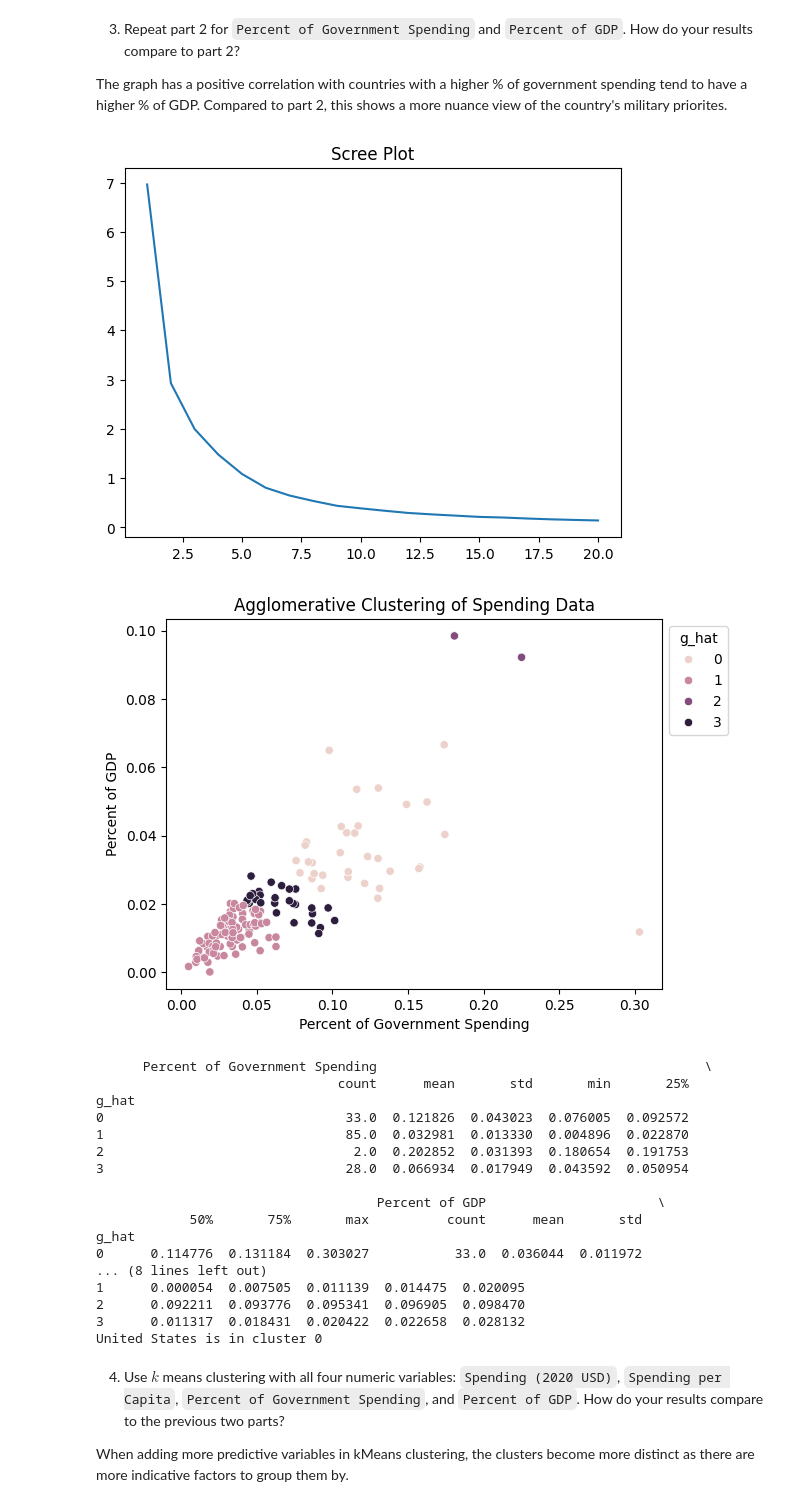
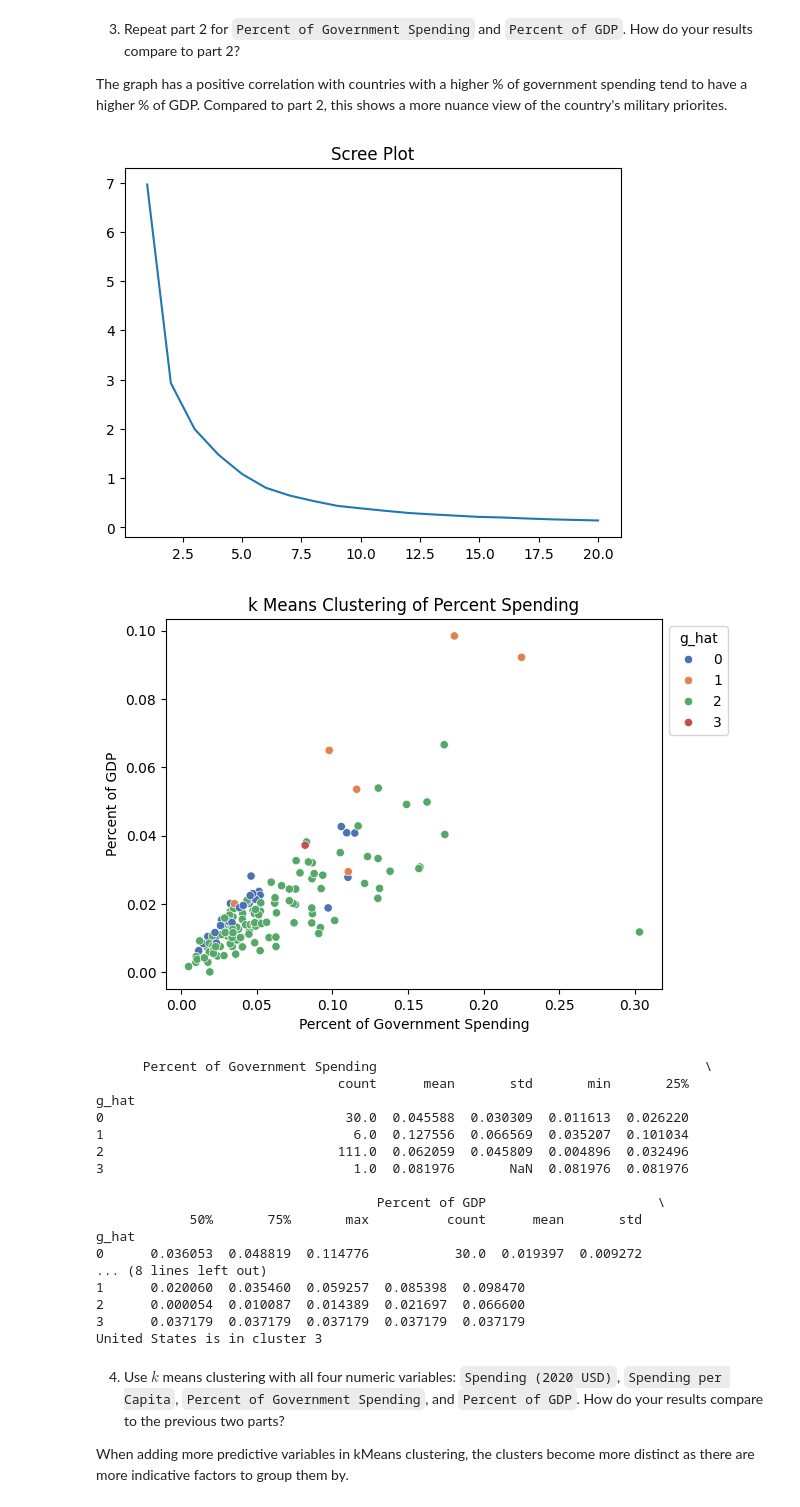
Before and after one commit to ashleynguyen04/clustering, a Jupyter notebook: assignment/assignment_clustering.ipynb, the cells around one changed output. Drawn from its saved outputs; the diff is of its cells as text; code cells hidden in the pictures.

```diff
--- a/assignment/assignment_clustering.ipynb
+++ b/assignment/assignment_clustering.ipynb
@@ -169,12 +169,12 @@ scree_plot = sns.lineplot(x=np.arange(1,k_bar+1), y=SSE).set_title('Scree Plot')
 plt.show()
 
 #scatter plot
-model = AgglomerativeClustering(n_clusters=3, linkage='ward') # Hierarchical clustering algorithm
-model.fit(X)
-df2020['g_hat'] = model.labels_ # Get predicted labels
-this_plot = sns.scatterplot(x='Spending (2020 USD) Normalized',y='Spending per Capita Normalized',data=df2020, hue='g_hat') # Scatterplot of the clustering
-sns.move_legend(this_plot, "upper left", bbox_to_anchor=(1, 1))
-plt.title('Agglomerative Clustering of Spending Data')
+model = KMeans(n_clusters=3,random_state=0) # Pass centroids and options into the model
+model = model.fit(X) # Initialize a kmc model
+df2020['g_hat'] = model.predict(X) # Predict values
+plot = sns.scatterplot(x='Spending (2020 USD) Normalized',y='Spending per Capita Normalized',data=df2020, hue='g_hat',palette='deep') # Scatterplot of the clustering
+sns.move_legend(plot, "upper left", bbox_to_anchor=(1, 1))
+plt.title('k Means Clustering of Spending Data')
 plt.show()
 
 #descibe table
@@ -209,52 +191,52 @@ The graph has a positive correlation with countries with a higher % of governmen
 # %%
 X2 = df2020[['Percent of Government Spending', 'Percent of GDP']]
 X2 = X2.apply(maxmin)
 
 #scree plot
 SSE = []
 k_bar = 20
 for k in range(k_bar): # For indices from 0 to k_bar-1
       model = KMeans(n_clusters=k+1, max_iter=300, n_init = 10, random_state=0) # Create a model for k
       model = model.fit(X2) # Fit the model
       SSE.append(model.inertia_) # Record the sum of squared error for k in the SSE vector
 
 scree_plot = sns.lineplot(x=np.arange(1,k_bar+1), y=SSE).set_title('Scree Plot')
 plt.show()
 
 #scatter plot
-model = AgglomerativeClustering(n_clusters=4, linkage='ward') # Hierarchical clustering algorithm
-model.fit(X2)
-df2020['g_hat'] = model.labels_ # Get predicted labels
-this_plot = sns.scatterplot(x='Percent of Government Spending',y='Percent of GDP',data=df2020, hue='g_hat') # Scatterplot of the clustering
-sns.move_legend(this_plot, "upper left", bbox_to_anchor=(1, 1))
-plt.title('Agglomerative Clustering of Spending Data')
+model = KMeans(n_clusters=4,random_state=0) # Pass centroids and options into the model
+model = model.fit(X) # Initialize a kmc model
+df2020['g_hat'] = model.predict(X) # Predict values
+plot = sns.scatterplot(x='Percent of Government Spending',y='Percent of GDP',data=df2020, hue='g_hat',palette='deep') # Scatterplot of the clustering
+sns.move_legend(plot, "upper left", bbox_to_anchor=(1, 1))
+plt.title('k Means Clustering of Percent Spending')
 plt.show()
 
 #descibe table
 cluster_description = df2020.groupby('g_hat')[['Percent of Government Spending', 'Percent of GDP']].describe()
 print(cluster_description)
 US_cluster = df2020[df2020['Country'] == 'United States of America']['g_hat'].values[0]
 print(f"United States is in cluster {US_cluster}")
 # %% [output]
 [figure]
-[figure, old version]
+[figure, new version]
       Percent of Government Spending                                          \
                                count      mean       std       min       25%
 g_hat
-0                               33.0  0.121826  0.043023  0.076005  0.092572
-1                               85.0  0.032981  0.013330  0.004896  0.022870
-2                                2.0  0.202852  0.031393  0.180654  0.191753
-3                               28.0  0.066934  0.017949  0.043592  0.050954
+0                               30.0  0.045588  0.030309  0.011613  0.026220
+1                                6.0  0.127556  0.066569  0.035207  0.101034
+2                              111.0  0.062059  0.045809  0.004896  0.032496
+3                                1.0  0.081976       NaN  0.081976  0.081976
 
                                     Percent of GDP                      \
             50%       75%       max          count      mean       std
 g_hat
-0      0.114776  0.131184  0.303027           33.0  0.036044  0.011972
+0      0.036053  0.048819  0.114776           30.0  0.019397  0.009272
 ... (8 lines left out)
-1      0.000054  0.007505  0.011139  0.014475  0.020095
-2      0.092211  0.093776  0.095341  0.096905  0.098470
-3      0.011317  0.018431  0.020422  0.022658  0.028132
-United States is in cluster 0
+1      0.020060  0.035460  0.059257  0.085398  0.098470
+2      0.000054  0.010087  0.014389  0.021697  0.066600
+3      0.037179  0.037179  0.037179  0.037179  0.037179
+United States is in cluster 3
 # %% [markdown]
 4. Use $k$ means clustering with all four numeric variables: `Spending (2020 USD)`, `Spending per Capita`, `Percent of Government Spending`, and `Percent of GDP`. How do your results compare to the previous two parts?
 
```
Also changed, not shown: parts of 1 cell of this notebook.
